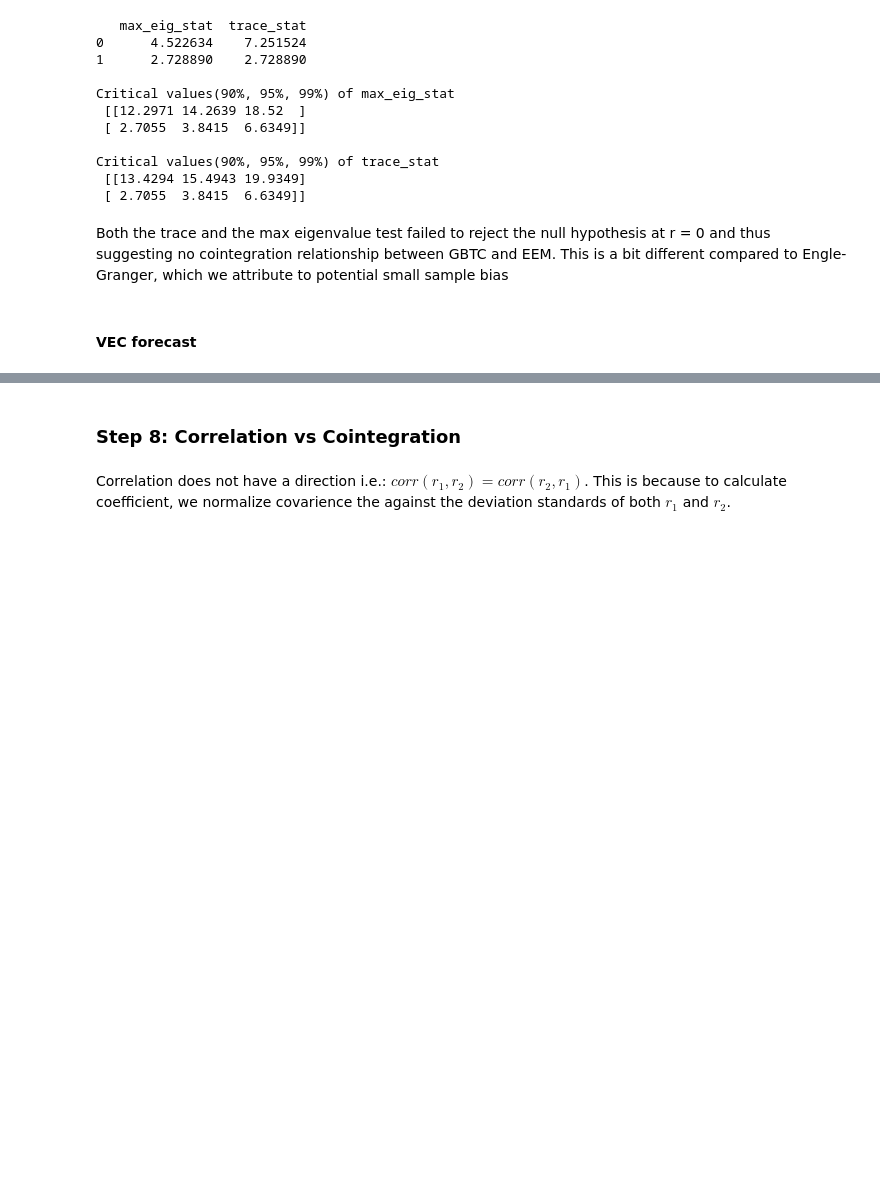
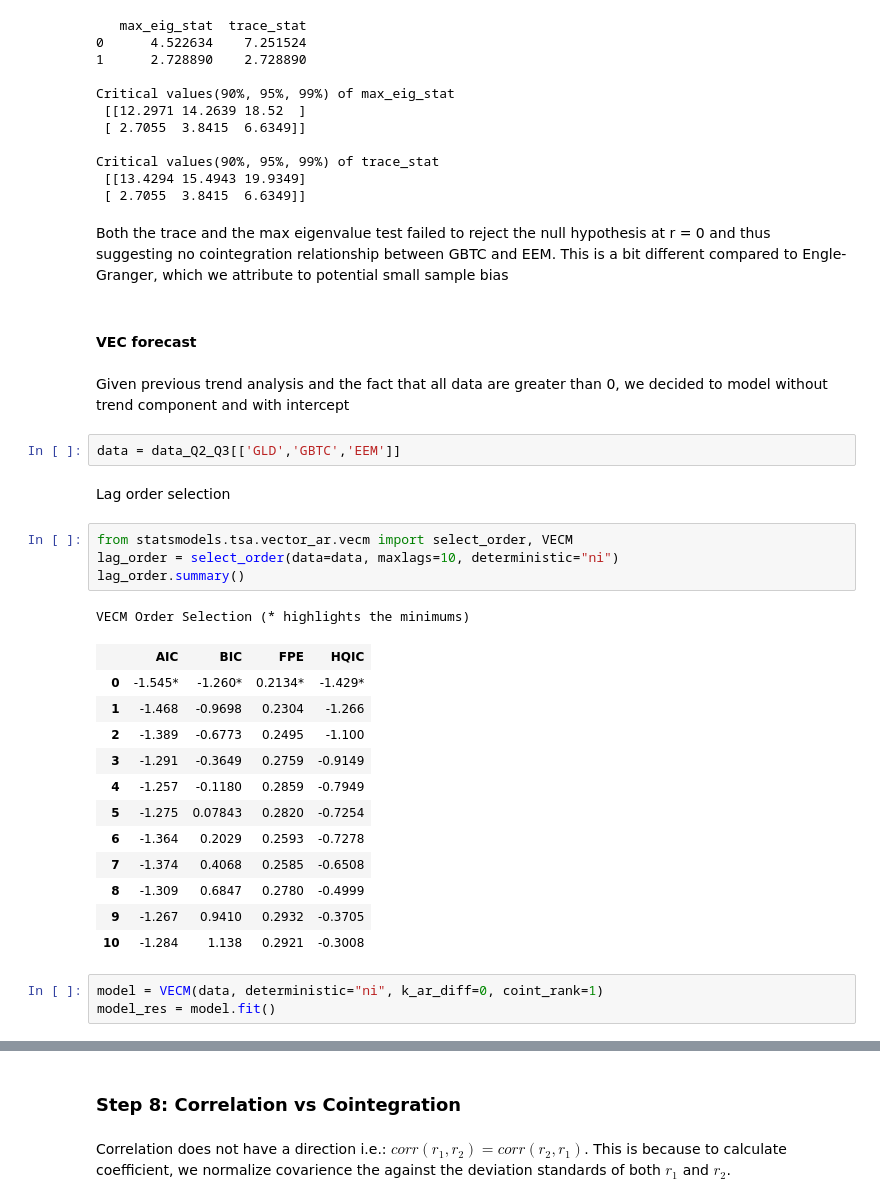
Before and after one commit to ngohienduong/WQU-Econ, a Jupyter notebook: W5.ipynb, the cells around one changed output, grey strips where cells are left out. Cells and saved outputs as stored; diff of their text form; blank space fills up the shorter version.

```diff
--- a/W5.ipynb
+++ b/W5.ipynb
@@ -633,3 +637,30 @@ Critical values(90%, 95%, 99%) of trace_stat
 Both the trace and the max eigenvalue test failed to reject the null hypothesis at r = 0 and thus suggesting no cointegration relationship between GBTC and EEM. This is a bit different compared to Engle-Granger, which we attribute to potential small sample bias
 # %% [markdown]
 #### VEC forecast
+# %% [markdown]
+Given previous trend analysis and the fact that all data are greater than 0, we decided to model without trend component and with intercept
+# %%
+data = data_Q2_Q3[['GLD','GBTC','EEM']]
+# %% [markdown]
+Lag order selection
+# %%
+from statsmodels.tsa.vector_ar.vecm import select_order, VECM
+lag_order = select_order(data=data, maxlags=10, deterministic="ni")
+lag_order.summary()
+# %% [output]
+VECM Order Selection (* highlights the minimums)
+|  | AIC | BIC | FPE | HQIC |
+| 0 | -1.545* | -1.260* | 0.2134* | -1.429* |
+| 1 | -1.468 | -0.9698 | 0.2304 | -1.266 |
+| 2 | -1.389 | -0.6773 | 0.2495 | -1.100 |
+| 3 | -1.291 | -0.3649 | 0.2759 | -0.9149 |
+| 4 | -1.257 | -0.1180 | 0.2859 | -0.7949 |
+| 5 | -1.275 | 0.07843 | 0.2820 | -0.7254 |
+| 6 | -1.364 | 0.2029 | 0.2593 | -0.7278 |
+| 7 | -1.374 | 0.4068 | 0.2585 | -0.6508 |
+| 8 | -1.309 | 0.6847 | 0.2780 | -0.4999 |
+| 9 | -1.267 | 0.9410 | 0.2932 | -0.3705 |
+| 10 | -1.284 | 1.138 | 0.2921 | -0.3008 |
+# %%
+model = VECM(data, deterministic="ni", k_ar_diff=0, coint_rank=1)
+model_res = model.fit()
```
Also changed, not shown: parts of 10 cells of this notebook.
